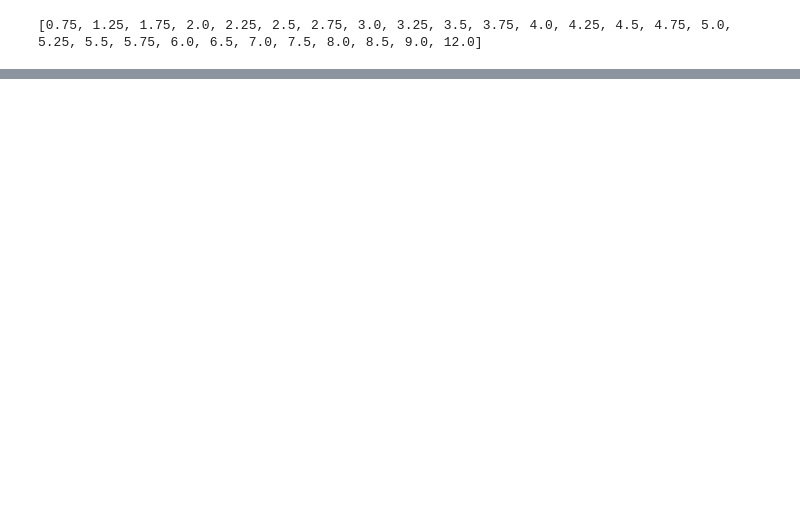
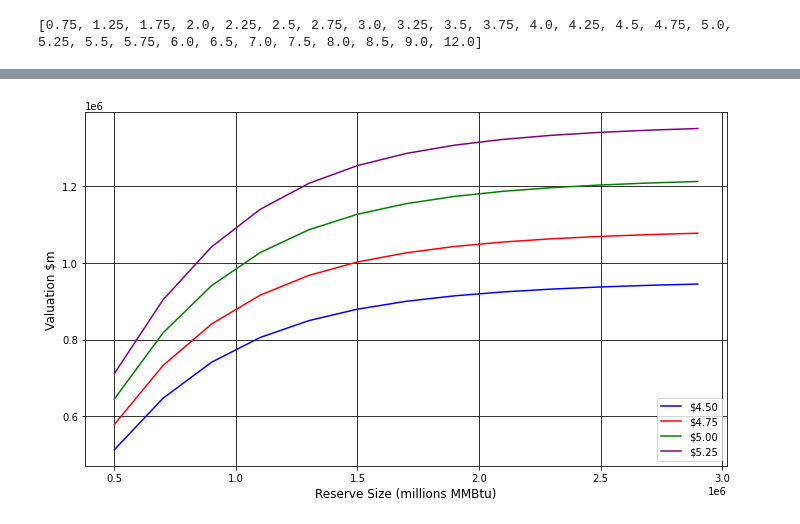
Before and after one commit to joe-ascroft/phd, a Jupyter notebook: jupyter code/option model/testing model.ipynb, the cells around one changed output, grey strips where cells are left out. Drawn from its saved outputs; the diff is of its cells as text; code cells hidden in the pictures; blank space fills up the shorter version.

```diff
--- a/jupyter code/option model/testing model.ipynb
+++ b/jupyter code/option model/testing model.ipynb
@@ -16,11 +16,11 @@ import ROVfxns as ROV
 M = 5
 N = 5
 
-state_1 = ROV.State(2, 0.05, 0.05, 0.05)
-state_2 = ROV.State(4, 0.05, 0.15, 0.05)
+state_1 = ROV.State(2, 0.05, 0.2, 0.05)
+state_2 = ROV.State(4, 0.05, 0.05, 0.05)
 
 T = 20
-E = 10000
+E = 50000
 r = 0.0125
 vc = 2
 fc = 50
@@ -276,3 +272,23 @@ print(temp_node[1,:,:,0,0])
+# %%
+opt_surface_ex1 = temp_node[1,13,:,1,2]
+opt_surface_ex2 = temp_node[1,14,:,1,2]
+opt_surface_ex3 = temp_node[1,15,:,1,2]
+opt_surface_ex4 = temp_node[1,16,:,1,2]
+
+fig = plt.gcf()
+fig.set_size_inches(11.5, 6.5)
+plt.plot(s0_grid,opt_surface_ex1,color="blue")
+plt.plot(s0_grid,opt_surface_ex2,color="red")
+plt.plot(s0_grid,opt_surface_ex3,color="green")
+plt.plot(s0_grid,opt_surface_ex4,color="purple")
+plt.xlabel('Reserve Size (millions MMBtu)', fontsize=12)
+plt.ylabel('Valuation $m', fontsize=12)
+plt.legend(["$4.50","$4.75","$5.00","$5.25"], loc ="lower right")
+plt.grid(color="black")
+
+plt.savefig('/Users/joe/Dropbox/PhD/Writing/TeX/Charts/valuationtest.png', dpi=400)
+# %% [output]
+[figure, added]
 # %%
 from mpl_toolkits.mplot3d import Axes3D
 
```
Also changed, not shown: parts of 4 cells of this notebook, 2 other files.
